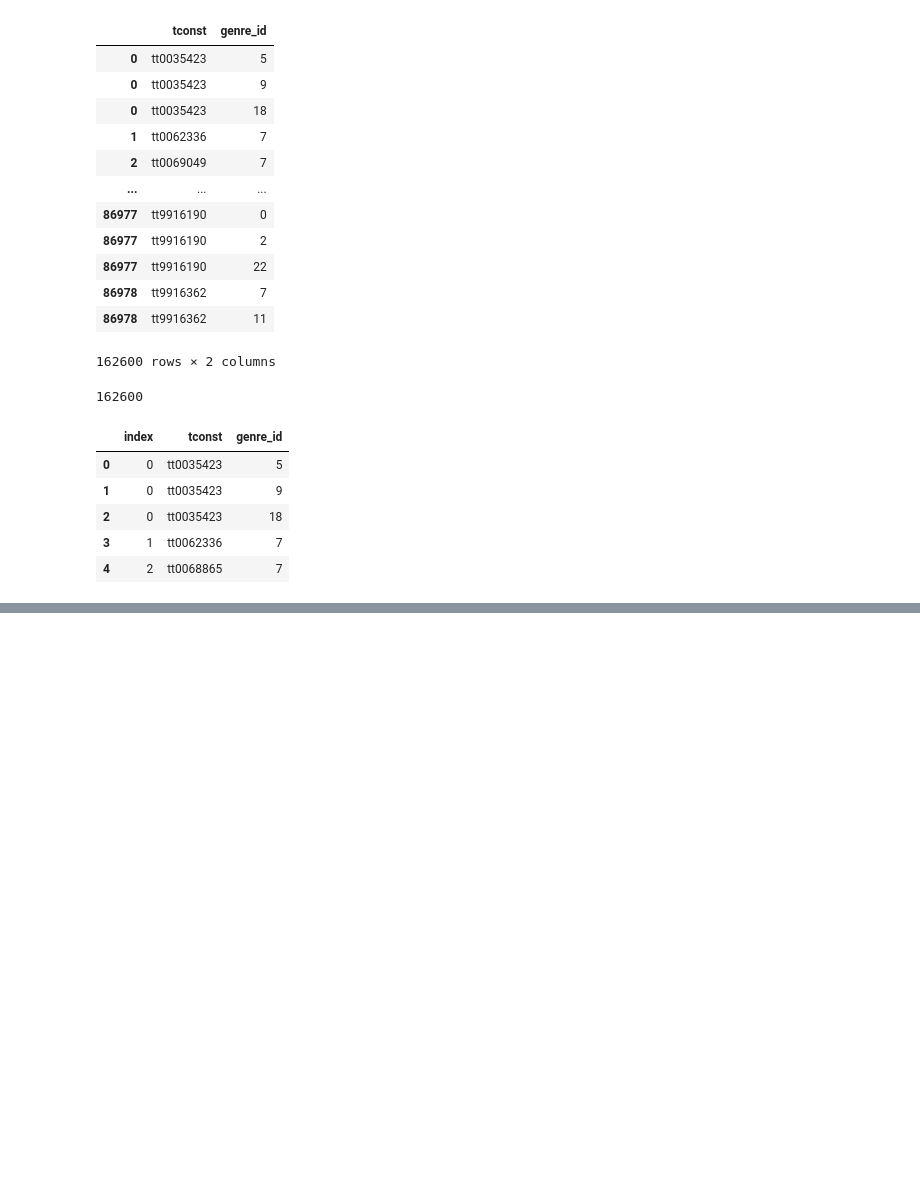
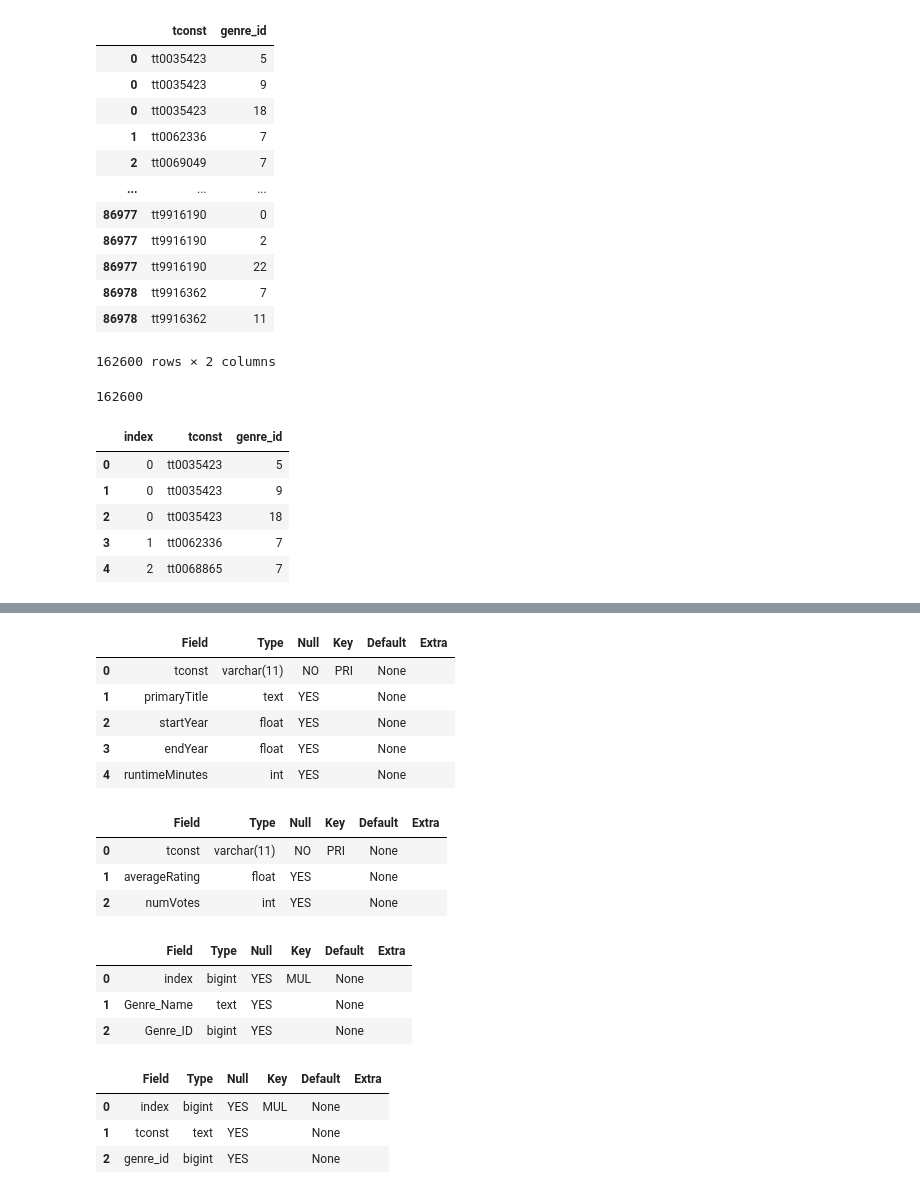
Before and after one commit to rebeccabosneac/Project-2, a Jupyter notebook: Project 2 - Part 3B.ipynb, the cells around one changed output, grey strips where cells are left out. Saved outputs shown, nothing was run; the diff lists cells and outputs as text; code cells hidden in the pictures; blank space fills up the shorter version.

```diff
--- a/Project 2 - Part 3B.ipynb
+++ b/Project 2 - Part 3B.ipynb
@@ -277,0 +291,34 @@ pd.read_sql(q,conn)
+# %%
+q = ''' DESCRIBE title_basics;'''
+pd.read_sql(q,conn)
+# %% [output]
+|  | Field | Type | Null | Key | Default | Extra |
+| 0 | tconst | varchar(11) | NO | PRI | None |  |
+| 1 | primaryTitle | text | YES |  | None |  |
+| 2 | startYear | float | YES |  | None |  |
+| 3 | endYear | float | YES |  | None |  |
+| 4 | runtimeMinutes | int | YES |  | None |  |
+# %%
+q = ''' DESCRIBE title_ratings;'''
+pd.read_sql(q,conn)
+# %% [output]
+|  | Field | Type | Null | Key | Default | Extra |
+| 0 | tconst | varchar(11) | NO | PRI | None |  |
+| 1 | averageRating | float | YES |  | None |  |
+| 2 | numVotes | int | YES |  | None |  |
+# %%
+q = ''' DESCRIBE genres;'''
+pd.read_sql(q,conn)
+# %% [output]
+|  | Field | Type | Null | Key | Default | Extra |
+| 0 | index | bigint | YES | MUL | None |  |
+| 1 | Genre_Name | text | YES |  | None |  |
+| 2 | Genre_ID | bigint | YES |  | None |  |
+# %%
+q = ''' DESCRIBE title_genres;'''
+pd.read_sql(q,conn)
+# %% [output]
+|  | Field | Type | Null | Key | Default | Extra |
+| 0 | index | bigint | YES | MUL | None |  |
+| 1 | tconst | text | YES |  | None |  |
+| 2 | genre_id | bigint | YES |  | None |  |
```
Also changed, not shown: parts of 11 cells of this notebook, 4 other files.
